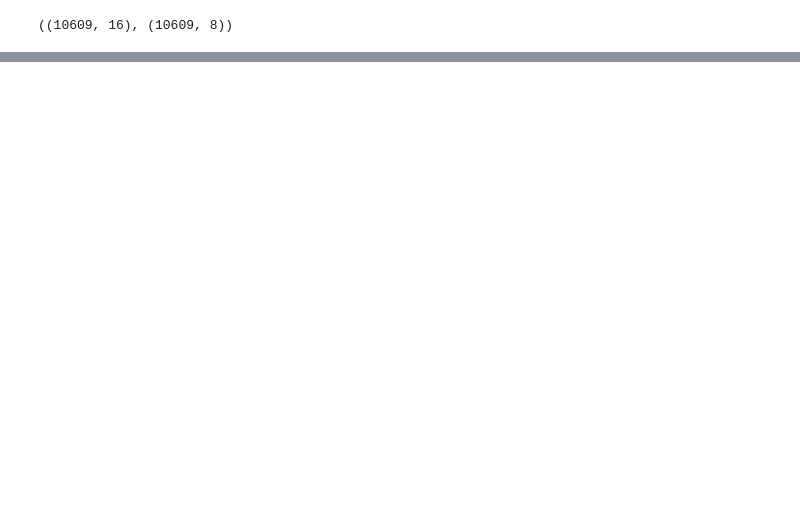
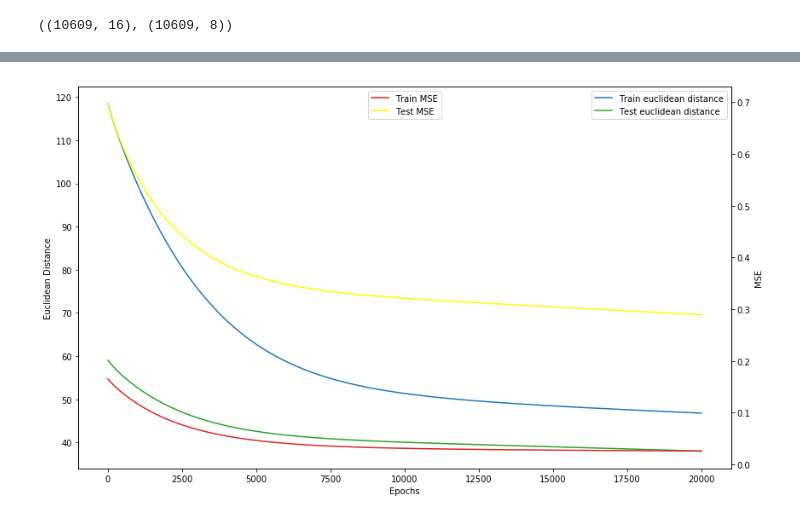
Before and after one commit to AmmarRashed/LSTM4fun, a Jupyter notebook: binary_addition.ipynb, the cells around one changed output, grey strips where cells are left out. Drawn from its saved outputs; the diff is of its cells as text; code cells hidden in the pictures; blank space fills up the shorter version.

```diff
--- a/binary_addition.ipynb
+++ b/binary_addition.ipynb
@@ -151,0 +193,19 @@ plt.show()
+# %%
+graph = tf.Graph()
+with graph.as_default():
+    train_x = tf.placeholder(tf.float32, [None, bin_size*2])
+    train_y = tf.placeholder(tf.float32, [None, bin_size])
+
+    theta = tf.Variable(
+        tf.random_normal(shape=[bin_size*2, bin_size])
+    )
+    bias = tf.Variable(
+        tf.zeros(shape=[bin_size])
+    )
+
+    pred = tf.add(tf.matmul(train_x,theta),bias)
+    loss = tf.reduce_mean(tf.norm(train_y-pred))
+    mse = tf.reduce_mean(tf.losses.mean_squared_error(train_y, pred))
+    optimizer = tf.train.GradientDescentOptimizer(0.01).minimize(mse)
+# %%
+training, testing, training_mse, testing_mse = run_session(graph)
@@ -152,3 +230,7 @@ plt.show()
+# %%
+plot_results(training, testing, training_mse, testing_mse)
+# %% [output]
+[figure, added]
 # %% [markdown]
 ## Now let's try RNN
 <a href="http://peterroelants.github.io/posts/rnn_implementation_part02/">
```
Also changed, not shown: parts of 15 cells of this notebook.
